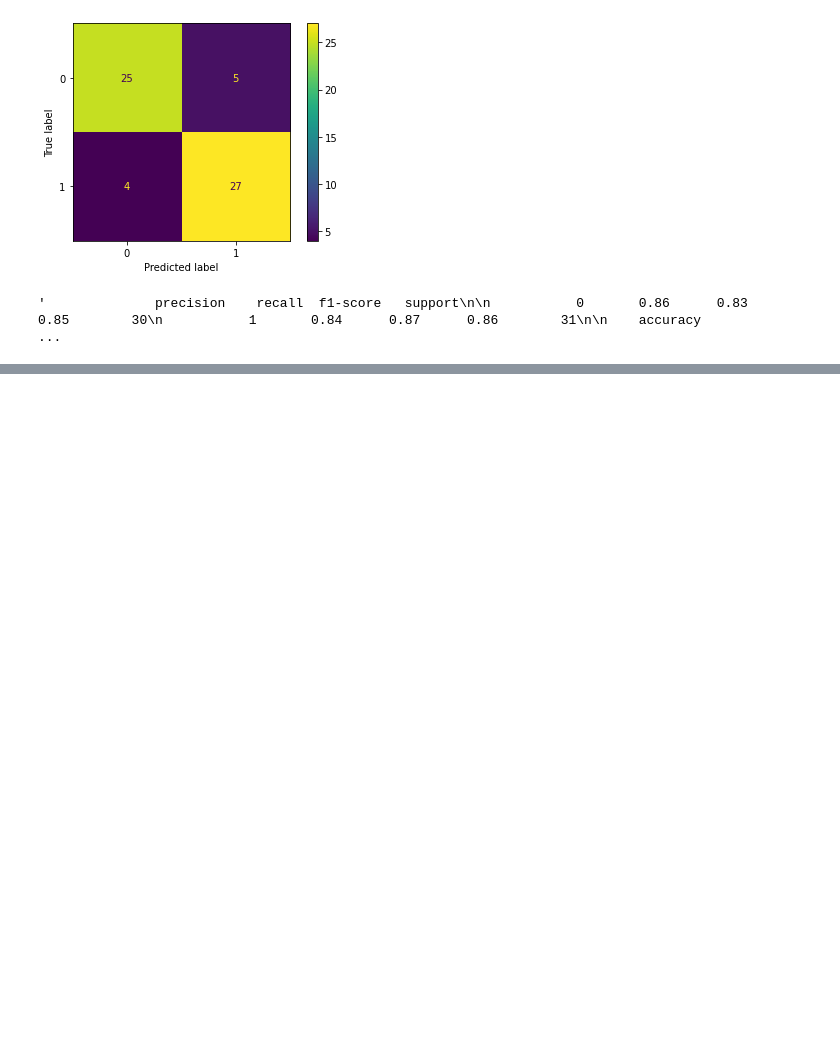
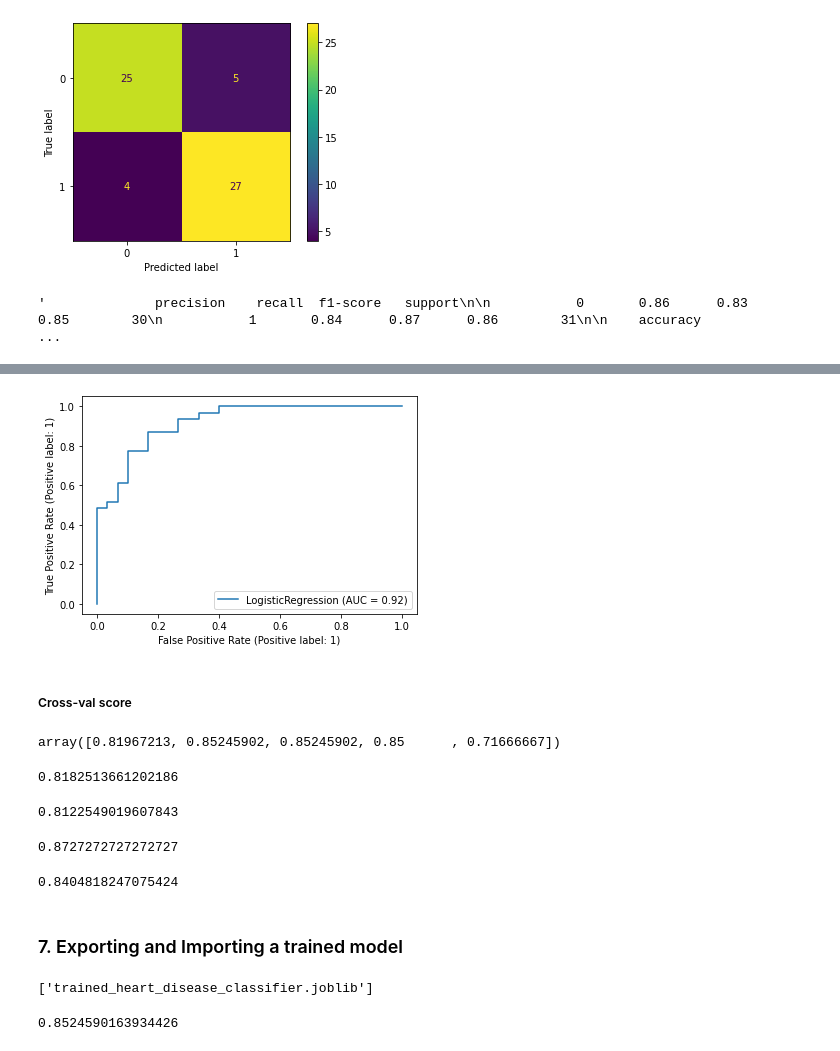
Before and after one commit to RezaMathers/RezaMathers, a Jupyter notebook: scikit_learn_exercise.ipynb, the cells around one changed output, grey strips where cells are left out. Saved outputs shown, nothing was run; the diff lists cells and outputs as text; code cells hidden in the pictures; blank space fills up the shorter version.

```diff
--- a/scikit_learn_exercise.ipynb
+++ b/scikit_learn_exercise.ipynb
@@ -265,0 +296,52 @@ Weighted avg - Short for weighted average, the weighted average precision, recal
+# %%
+# From classifier
+RocCurveDisplay.from_estimator(clf, X_test, y_test);
+# %% [output]
+[figure, added]
+# %% [markdown]
+##### Cross-val score
+# %%
+# Default returns 5 values (cv=5)
+cross_val_score(clf, X, y, scoring="accuracy", cv=5)
+# %% [output]
+array([0.81967213, 0.85245902, 0.85245902, 0.85      , 0.71666667])
+# %%
+# mean of the array gives one value for the cross_validated scoring metric
+cross_val_acc = np.mean(cross_val_score(clf, X, y, scoring="accuracy", cv=5))
+cross_val_acc
+# %% [output]
+0.8182513661202186
+# %%
+# cv precision
+cross_val_prec = np.mean(cross_val_score(clf, X, y,
+                                         scoring="precision", cv=5))
+cross_val_prec
+# %% [output]
+0.8122549019607843
+# %%
+# cv recall
+cross_val_rec = np.mean(cross_val_score(clf, X, y,
+                                         scoring="recall", cv=5))
+cross_val_rec
+# %% [output]
+0.8727272727272727
+# %%
+# cv 1
+cross_val_f1 = np.mean(cross_val_score(clf, X, y,
+                                         scoring="f1", cv=5))
+cross_val_f1
+# %% [output]
+0.8404818247075424
+# %% [markdown]
+### 7. Exporting and Importing a trained model
+# %%
+dump(clf, filename="trained_heart_disease_classifier.joblib")
+# %% [output]
+['trained_heart_disease_classifier.joblib']
+# %%
+loaded_model = load(filename="trained_heart_disease_classifier.joblib")
+
+# evaluate trained model on test data
+loaded_model.score(X_test, y_test)
+# %% [output]
+0.8524590163934426
```
Also changed, not shown: parts of 48 cells of this notebook.
